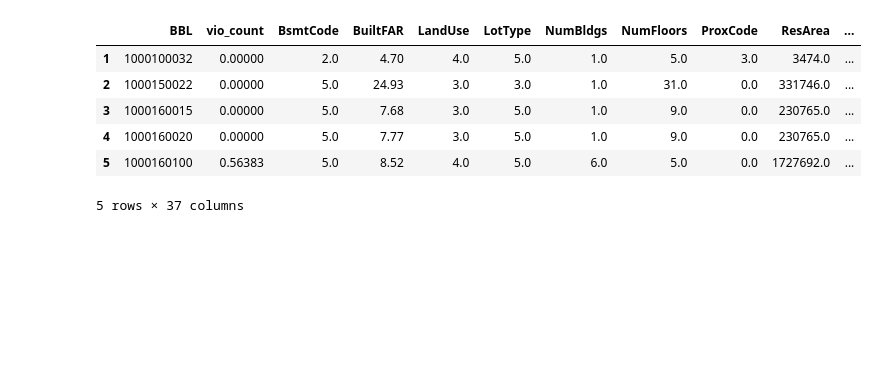
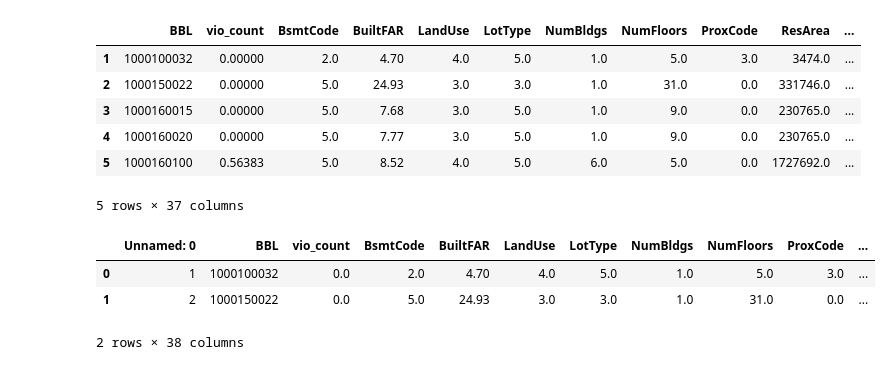
Before and after one commit to CUSPCivicAnalyticsFellows/311, a Jupyter notebook: notebooks/merge_acs_pluto_comps_326.ipynb, the cells around one changed output. Saved outputs shown, nothing was run; the diff lists cells and outputs as text; code cells hidden in the pictures; blank space fills up the shorter version.

```diff
--- a/notebooks/merge_acs_pluto_comps_326.ipynb
+++ b/notebooks/merge_acs_pluto_comps_326.ipynb
@@ -258,3 +275,12 @@ cpa.head()
 5 rows × 37 columns
 # %%
 cpa.to_csv('../data_processed/acs_bbl_complaints')
+# %%
+test = pd.read_csv('../data_processed/acs_bbl_complaints')
+# %%
+test.head(2)
+# %% [output]
+|  | Unnamed: 0 | BBL | vio_count | BsmtCode | BuiltFAR | LandUse | LotType | NumBldgs | NumFloors | ProxCode | ... |
+| 0 | 1 | 1000100032 | 0.0 | 2.0 | 4.70 | 4.0 | 5.0 | 1.0 | 5.0 | 3.0 | ... |
+| 1 | 2 | 1000150022 | 0.0 | 5.0 | 24.93 | 3.0 | 3.0 | 1.0 | 31.0 | 0.0 | ... |
+2 rows × 38 columns
```
Also changed, not shown: parts of 5 cells of this notebook.
